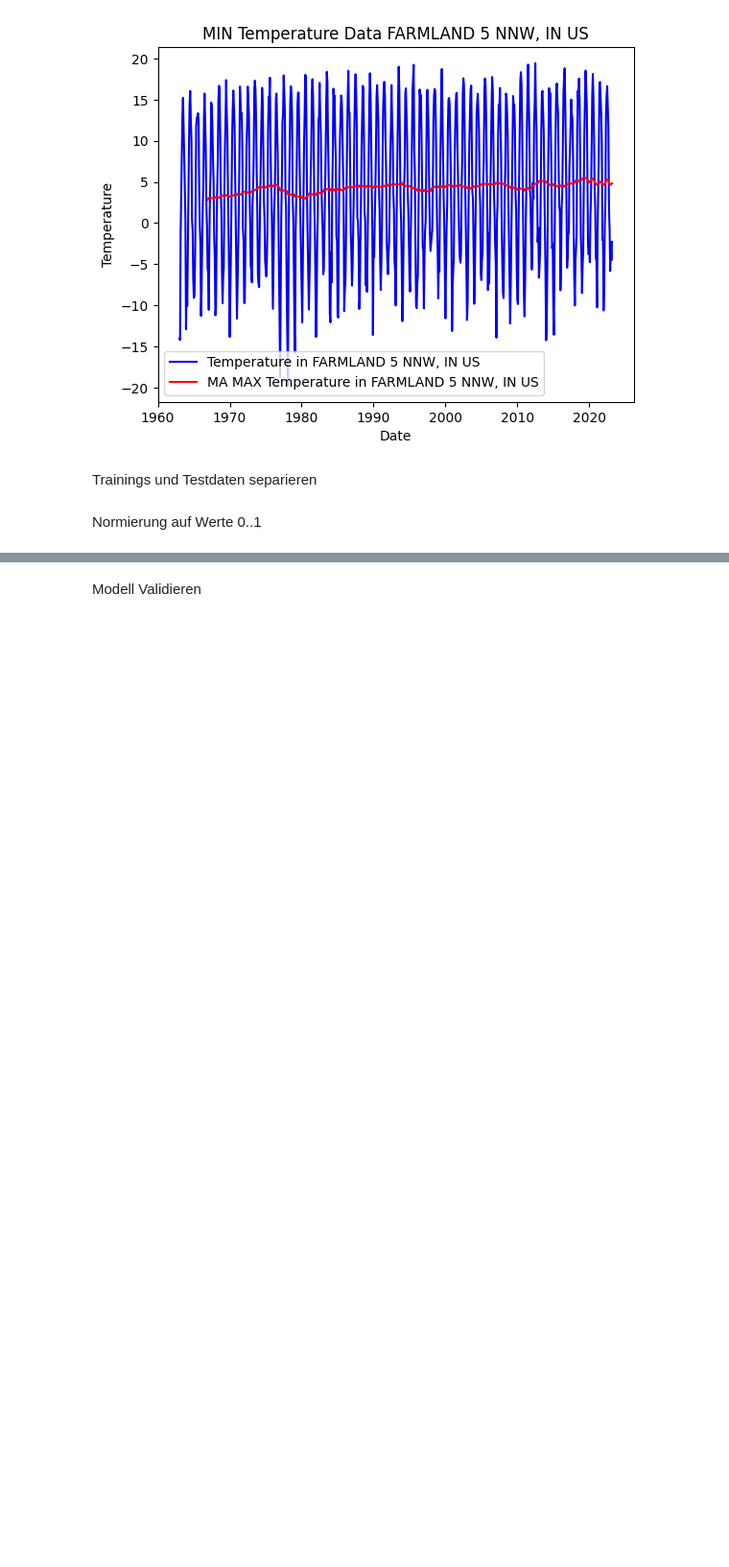
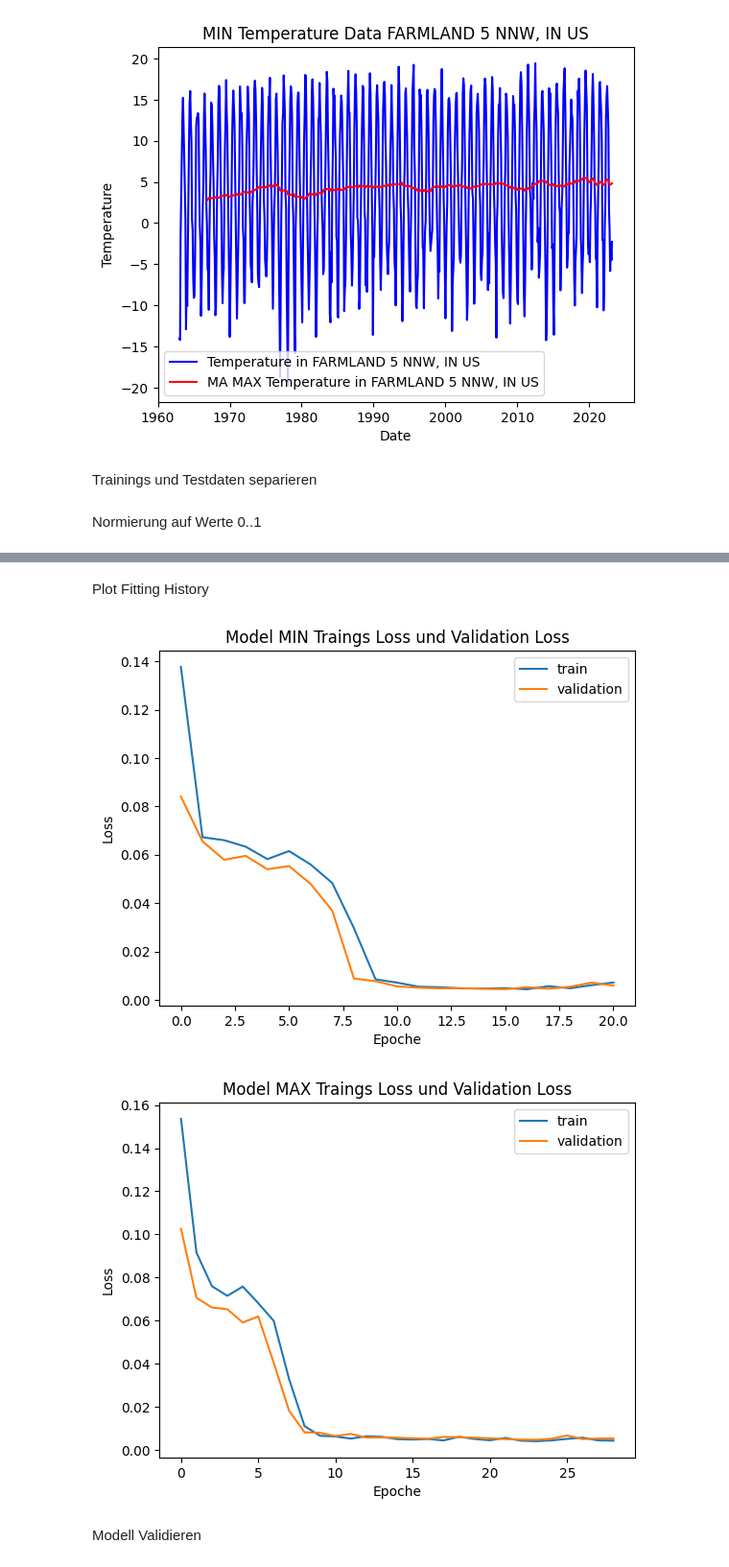
Before and after one commit to soy-min/climate-prognosis, a Jupyter notebook: ClimatePrognosis.ipynb, the cells around one changed output, grey strips where cells are left out. Shown at 96% size. Saved outputs shown, nothing was run; the diff lists cells and outputs as text; code cells hidden in the pictures; blank space fills up the shorter version.

```diff
--- a/ClimatePrognosis.ipynb
+++ b/ClimatePrognosis.ipynb
@@ -153,3 +171,23 @@ Epoch 25/25
+# %% [markdown]
+Plot Fitting History
+# %%
+def plotHistory(model,prefix,plot_id):
+  # plot train and validation loss
+  plt.figure(plot_id)
+  plt.plot(model.history['loss'])
+  plt.plot(model.history['val_loss'])
+  plt.title('Model '+prefix+' Traings Loss und Validation Loss')
+  plt.ylabel('Loss')
+  plt.xlabel('Epoche')
+  plt.legend(['train', 'validation'], loc='upper right')
+
+plotHistory(model_min_history, "MIN", 0)
+plotHistory(model_max_history, "MAX", 1)
+
+plt.show()
+# %% [output]
+[figure, added]
+[figure, added]
 # %% [markdown]
 Modell Validieren
 # %%
```
Also changed, not shown: parts of 6 cells of this notebook.
